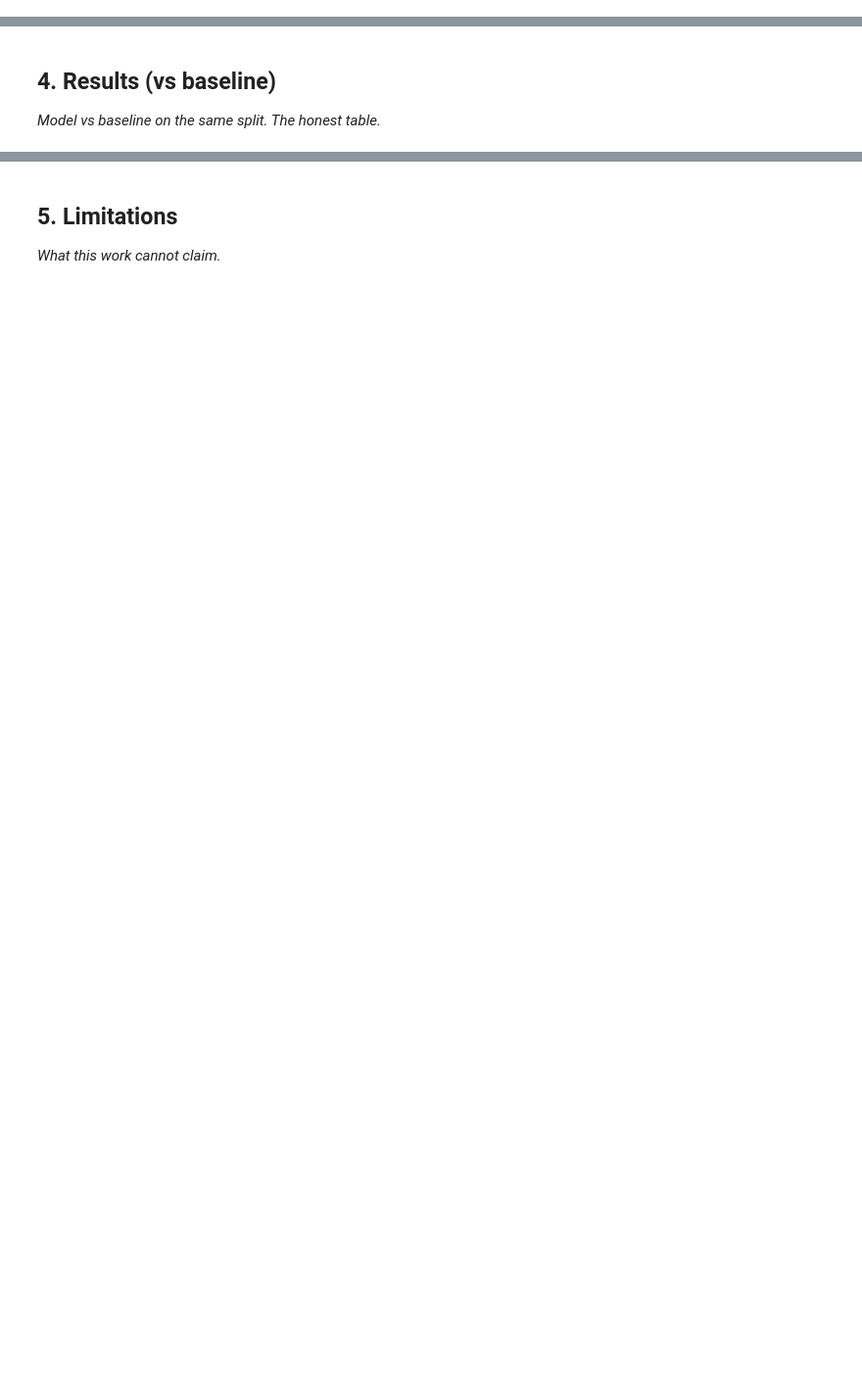
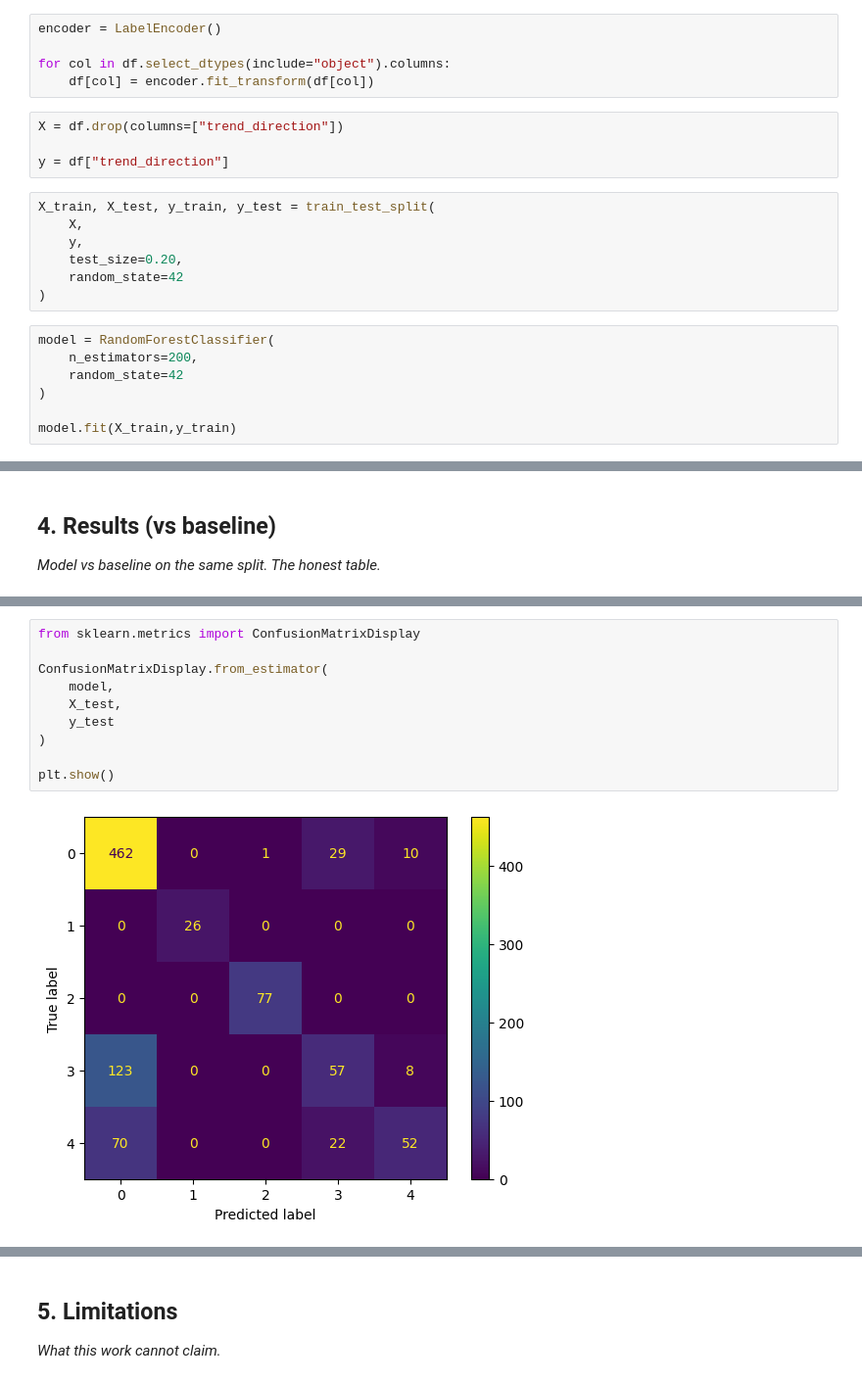
Before and after one commit to prateeky559/FlyrankML, a Jupyter notebook: work/notebooks/capstone.ipynb, the cells around one changed output, grey strips where cells are left out. Shown at 98% size. Drawn from its saved outputs; the diff is of its cells as text; blank space fills up the shorter version.

```diff
--- a/work/notebooks/capstone.ipynb
+++ b/work/notebooks/capstone.ipynb
@@ -20,0 +224,23 @@ This skeleton is yours to fill. Work the sections **in order** — each one has
+# %%
+encoder = LabelEncoder()
+
+for col in df.select_dtypes(include="object").columns:
+    df[col] = encoder.fit_transform(df[col])
+# %%
+X = df.drop(columns=["trend_direction"])
+
+y = df["trend_direction"]
+# %%
+X_train, X_test, y_train, y_test = train_test_split(
+    X,
+    y,
+    test_size=0.20,
+    random_state=42
+)
+# %%
+model = RandomForestClassifier(
+    n_estimators=200,
+    random_state=42
+)
+
+model.fit(X_train,y_train)
@@ -24,0 +339,12 @@ This skeleton is yours to fill. Work the sections **in order** — each one has
+# %%
+from sklearn.metrics import ConfusionMatrixDisplay
+
+ConfusionMatrixDisplay.from_estimator(
+    model,
+    X_test,
+    y_test
+)
+
+plt.show()
+# %% [output]
+[figure, added]
```
Also changed, not shown: parts of 42 cells of this notebook.
